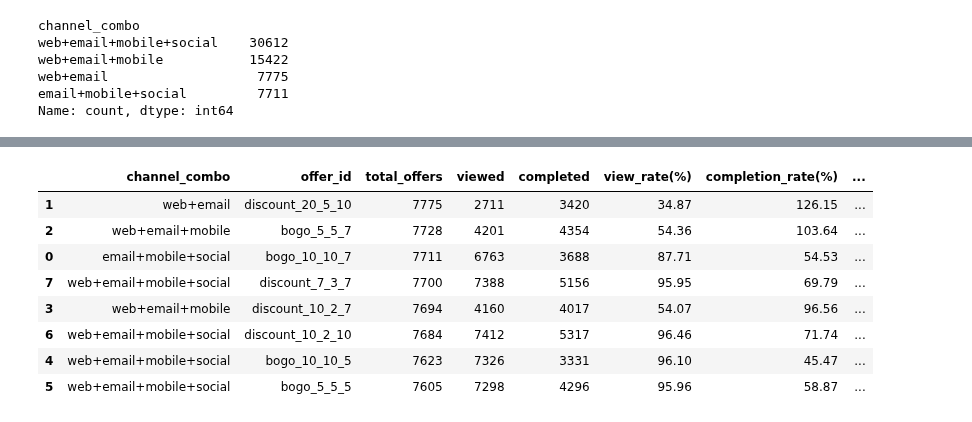
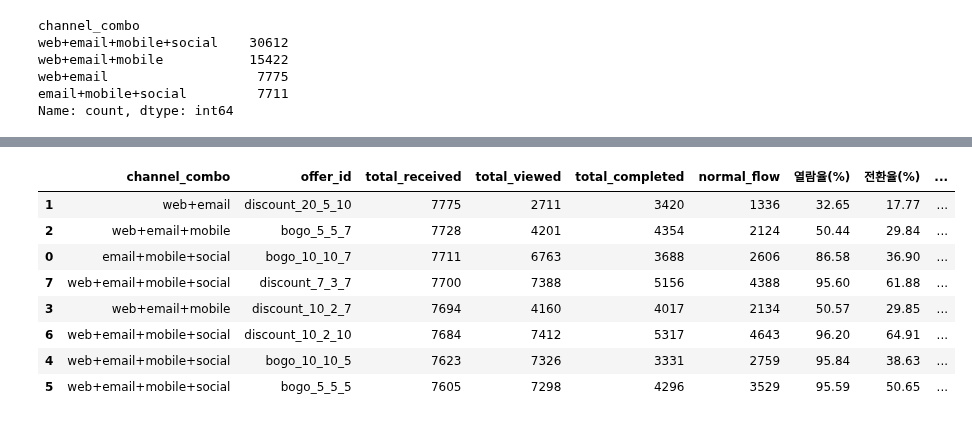
Before and after one commit to yoohengu/marketing_starbucks, a Jupyter notebook: yhg/05_bd_ch.ipynb, the cells around one changed output, grey strips where cells are left out. Drawn from its saved outputs; the diff is of its cells as text; code cells hidden in the pictures.

```diff
--- a/yhg/05_bd_ch.ipynb
+++ b/yhg/05_bd_ch.ipynb
@@ -191,62 +282,72 @@ def get_channel_combo(row):
 
 bd_df['channel_combo'] = bd_df.apply(get_channel_combo, axis=1)
 
+normal_bd_df = bd_df[bd_df['flow_type'] == 1].copy()
+valid_bd_df = bd_df[bd_df['flow_type'].isin([1, 2, 3, 4])].copy()
+viewed_bd_df = bd_df[bd_df['flow_type'].isin([1, 3])].copy()
+
 # 채널 조합 전체
 combo_funnel_list = []
 for combo, group in bd_df.groupby('channel_combo'):
+    valid_group = valid_bd_df[valid_bd_df['channel_combo'] == combo]
+    viewed_group = viewed_bd_df[viewed_bd_df['channel_combo'] == combo]
+    normal_group = normal_bd_df[normal_bd_df['channel_combo'] == combo]
     combo_funnel_list.append({
         'channel_combo': combo,
-        'total_offers': len(group),
-        'viewed': group['is_viewed'].sum(),
-        'completed': group['is_completed'].sum(),
-        'view_rate(%)': round(group['is_viewed'].sum() / len(group) * 100, 2),
-        #'view_drop_rate(%)': round((1 - group['is_viewed'].sum() / len(group)) * 100, 2),
-        'completion_rate(%)': round(group['is_completed'].sum() / group['is_viewed'].sum() * 100, 2),
-        #'completion_drop_rate(%)': round((1 - group['is_completed'].sum() / group['is_viewed'].sum()) * 100, 2),
-        'normal_flow_cnt': group['is_normal_flow'].sum(),
-        'normal_flow_rate(%)': round(group['is_normal_flow'].sum() / len(group) * 100, 2)
+        'total_received': len(group),
+        'total_viewed': group['is_viewed'].sum(),
+        'total_completed': group['is_completed'].sum(),
+        'normal_flow': len(normal_group),
+        '열람율(%)': round(viewed_group['is_viewed'].sum() / len(valid_group) * 100, 2) if len(valid_group) > 0 else 0,
+        '전환율(%)': round(viewed_group['is_completed'].sum() / len(valid_group) * 100, 2) if len(valid_group) > 0 else 0,
+        '완료율(%)': round(group['is_completed'].sum() / len(group) * 100, 2),
+        '정상흐름비중(%)': round(len(normal_group) / len(group) * 100, 2),
     })
 
-combo_funnel = pd.DataFrame(combo_funnel_list).sort_values('total_offers', ascending=False)
+combo_funnel = pd.DataFrame(combo_funnel_list).sort_values('total_received', ascending=False)
 display(combo_funnel)
 
 # 채널 조합 x offer_type
 combo_type_list = []
 for (combo, offer_type), group in bd_df.groupby(['channel_combo', 'offer_type']):
+    valid_group = valid_bd_df[(valid_bd_df['channel_combo'] == combo) & (valid_bd_df['offer_type'] == offer_type)]
+    viewed_group = viewed_bd_df[(viewed_bd_df['channel_combo'] == combo) & (viewed_bd_df['offer_type'] == offer_type)]
+    normal_group = normal_bd_df[(normal_bd_df['channel_combo'] == combo) & (normal_bd_df['offer_type'] == offer_type)]
     combo_type_list.append({
         'channel_combo': combo,
         'offer_type': offer_type,
-        'total_offers': len(group),
-        'viewed': group['is_viewed'].sum(),
-        'completed': group['is_completed'].sum(),
-        'view_rate(%)': round(group['is_viewed'].sum() / len(group) * 100, 2),
-        #'view_drop_rate(%)': round((1 - group['is_viewed'].sum() / len(group)) * 100, 2),
-        'completion_rate(%)': round(group['is_completed'].sum() / group['is_viewed'].sum() * 100, 2),
-        #'completion_drop_rate(%)': round((1 - group['is_completed'].sum() / group['is_viewed'].sum()) * 100, 2),
-        'normal_flow_cnt': group['is_normal_flow'].sum(),
-        'normal_flow_rate(%)': round(group['is_normal_flow'].sum() / len(group) * 100, 2)
+        'total_received': len(group),
+        'total_viewed': group['is_viewed'].sum(),
+        'total_completed': group['is_completed'].sum(),
+        'normal_flow': len(normal_group),
+        '열람율(%)': round(viewed_group['is_viewed'].sum() / len(valid_group) * 100, 2) if len(valid_group) > 0 else 0,
+        '전환율(%)': round(viewed_group['is_completed'].sum() / len(valid_group) * 100, 2) if len(valid_group) > 0 else 0,
+        '완료율(%)': round(group['is_completed'].sum() / len(group) * 100, 2),
+        '정상흐름비중(%)': round(len(normal_group) / len(group) * 100, 2),
     })
 
-combo_type_funnel = pd.DataFrame(combo_type_list).sort_values('total_offers', ascending=False)
+combo_type_funnel = pd.DataFrame(combo_type_list).sort_values('total_received', ascending=False)
 display(combo_type_funnel)
 
 # 채널 조합 x offer_id
 combo_id_list = []
 for (combo, offer_id), group in bd_df.groupby(['channel_combo', 'offer_id']):
+    valid_group = valid_bd_df[(valid_bd_df['channel_combo'] == combo) & (valid_bd_df['offer_id'] == offer_id)]
+    viewed_group = viewed_bd_df[(viewed_bd_df['channel_combo'] == combo) & (viewed_bd_df['offer_id'] == offer_id)]
+    normal_group = normal_bd_df[(normal_bd_df['channel_combo'] == combo) & (normal_bd_df['offer_id'] == offer_id)]
     combo_id_list.append({
         'channel_combo': combo,
         'offer_id': offer_id,
-        'total_offers': len(group),
-        'viewed': group['is_viewed'].sum(),
-        'completed': group['is_completed'].sum(),
-        'view_rate(%)': round(group['is_viewed'].sum() / len(group) * 100, 2),
-        #'view_drop_rate(%)': round((1 - group['is_viewed'].sum() / len(group)) * 100, 2),
-        'completion_rate(%)': round(group['is_completed'].sum() / group['is_viewed'].sum() * 100, 2),
-        #'completion_drop_rate(%)': round((1 - group['is_completed'].sum() / group['is_viewed'].sum()) * 100, 2),
-        'normal_flow_cnt': group['is_normal_flow'].sum(),
-        'normal_flow_rate(%)': round(group['is_normal_flow'].sum() / len(group) * 100, 2)
+        'total_received': len(group),
+        'total_viewed': group['is_viewed'].sum(),
+        'total_completed': group['is_completed'].sum(),
+        'normal_flow': len(normal_group),
+        '열람율(%)': round(viewed_group['is_viewed'].sum() / len(valid_group) * 100, 2) if len(valid_group) > 0 else 0,
+        '전환율(%)': round(viewed_group['is_completed'].sum() / len(valid_group) * 100, 2) if len(valid_group) > 0 else 0,
+        '완료율(%)': round(group['is_completed'].sum() / len(group) * 100, 2),
+        '정상흐름비중(%)': round(len(normal_group) / len(group) * 100, 2),
     })
 
-combo_id_funnel = pd.DataFrame(combo_id_list).sort_values('total_offers', ascending=False)
+combo_id_funnel = pd.DataFrame(combo_id_list).sort_values('total_received', ascending=False)
 display(combo_id_funnel)
 # %% [output]
@@ -265,9 +366,9 @@ display(combo_id_funnel)
-|  | channel_combo | offer_id | total_offers | viewed | completed | view_rate(%) | completion_rate(%) | ... |
-| 1 | web+email | discount_20_5_10 | 7775 | 2711 | 3420 | 34.87 | 126.15 | ... |
-| 2 | web+email+mobile | bogo_5_5_7 | 7728 | 4201 | 4354 | 54.36 | 103.64 | ... |
-| 0 | email+mobile+social | bogo_10_10_7 | 7711 | 6763 | 3688 | 87.71 | 54.53 | ... |
-| 7 | web+email+mobile+social | discount_7_3_7 | 7700 | 7388 | 5156 | 95.95 | 69.79 | ... |
-| 3 | web+email+mobile | discount_10_2_7 | 7694 | 4160 | 4017 | 54.07 | 96.56 | ... |
-| 6 | web+email+mobile+social | discount_10_2_10 | 7684 | 7412 | 5317 | 96.46 | 71.74 | ... |
-| 4 | web+email+mobile+social | bogo_10_10_5 | 7623 | 7326 | 3331 | 96.10 | 45.47 | ... |
-| 5 | web+email+mobile+social | bogo_5_5_5 | 7605 | 7298 | 4296 | 95.96 | 58.87 | ... |
+|  | channel_combo | offer_id | total_received | total_viewed | total_completed | normal_flow | 열람율(%) | 전환율(%) | ... |
+| 1 | web+email | discount_20_5_10 | 7775 | 2711 | 3420 | 1336 | 32.65 | 17.77 | ... |
+| 2 | web+email+mobile | bogo_5_5_7 | 7728 | 4201 | 4354 | 2124 | 50.44 | 29.84 | ... |
+| 0 | email+mobile+social | bogo_10_10_7 | 7711 | 6763 | 3688 | 2606 | 86.58 | 36.90 | ... |
+| 7 | web+email+mobile+social | discount_7_3_7 | 7700 | 7388 | 5156 | 4388 | 95.60 | 61.88 | ... |
+| 3 | web+email+mobile | discount_10_2_7 | 7694 | 4160 | 4017 | 2134 | 50.57 | 29.85 | ... |
+| 6 | web+email+mobile+social | discount_10_2_10 | 7684 | 7412 | 5317 | 4643 | 96.20 | 64.91 | ... |
+| 4 | web+email+mobile+social | bogo_10_10_5 | 7623 | 7326 | 3331 | 2759 | 95.84 | 38.63 | ... |
+| 5 | web+email+mobile+social | bogo_5_5_5 | 7605 | 7298 | 4296 | 3529 | 95.59 | 50.65 | ... |
```
Also changed, not shown: parts of 10 cells of this notebook.
